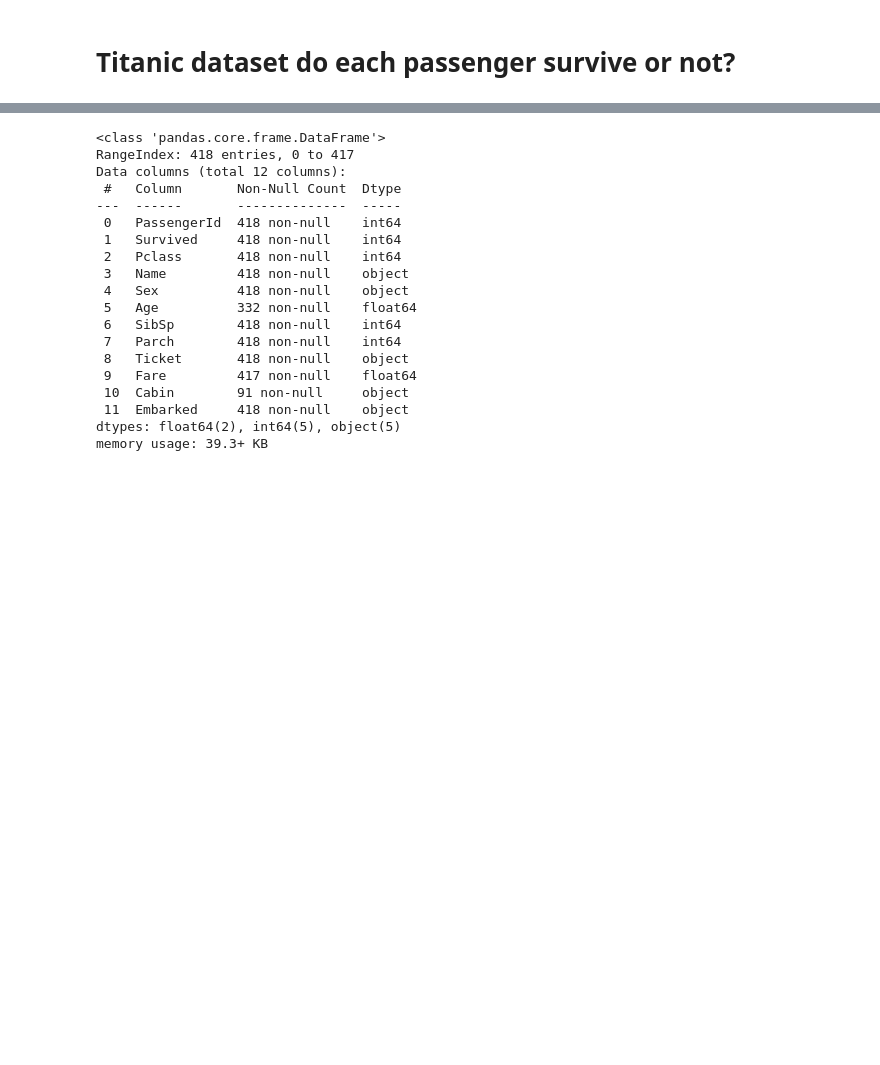
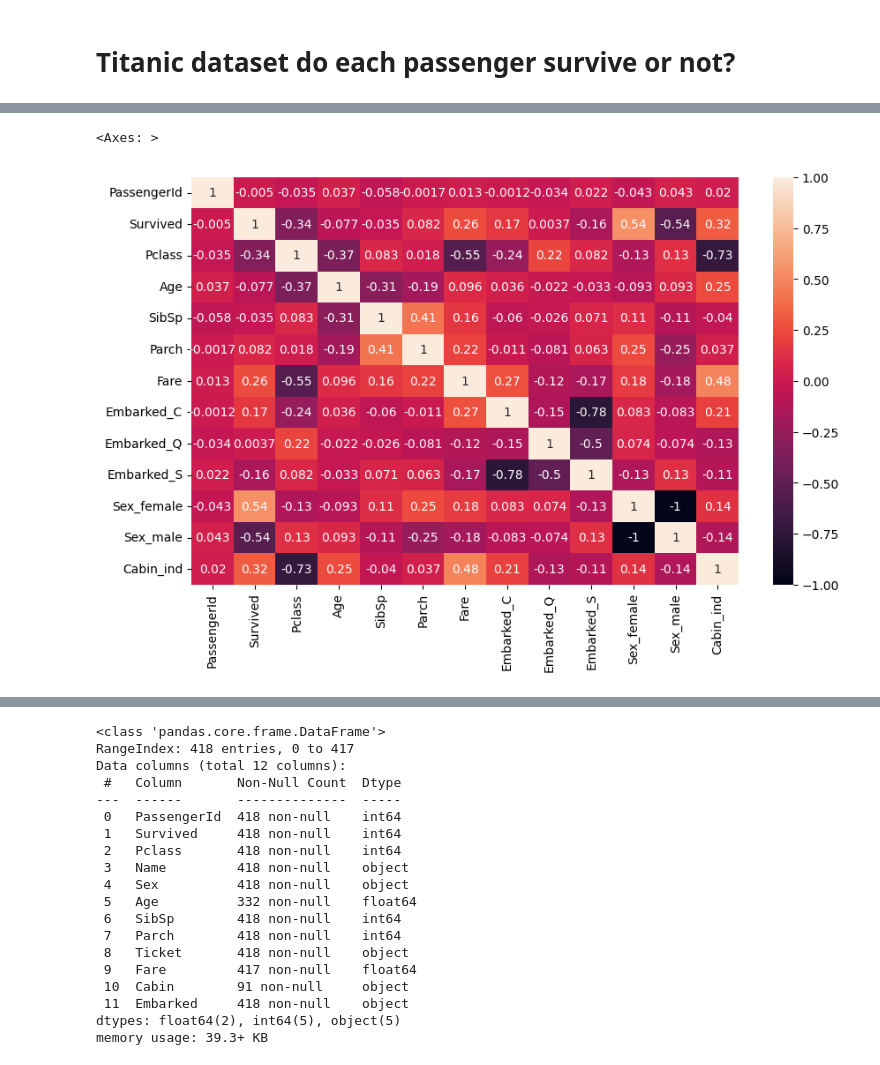
Before and after one commit to JJDataAnalyst-viz/Scikit-Learn-For-Machine-Learning-Classification-Problems, a Jupyter notebook: Machine_Learning_Project/XGBoost-Algorithm-Calssification-Problem.ipynb, the cells around one changed output, grey strips where cells are left out. Cells and saved outputs as stored; diff of their text form; code cells hidden in the pictures; blank space fills up the shorter version.

```diff
--- a/Machine_Learning_Project/XGBoost-Algorithm-Calssification-Problem.ipynb
+++ b/Machine_Learning_Project/XGBoost-Algorithm-Calssification-Problem.ipynb
@@ -219,0 +335,2 @@ sns.heatmap(cm,fmt='d',annot=True)
+# %%
+df_titanic_corr_tr[['Embarked_C', 'Embarked_Q','Embarked_S', 'Sex_female', 'Sex_male']] = df_titanic_corr_tr[['Embarked_C', 'Embarked_Q','Embarked_S', 'Sex_female', 'Sex_male']].astype('int64')
@@ -219,0 +343,4 @@ sns.heatmap(cm,fmt='d',annot=True)
+# %%
+df_titanic_corr_tr['Cabin_ind'] = df_titanic_train['Cabin'].fillna(0).apply(lambda x: 1 if x != 0 else 0)
+# %%
+df_titanic_corr_tr = df_titanic_corr_tr.drop(columns = ['Ticket','Cabin','Name'])
@@ -219,0 +356,8 @@ sns.heatmap(cm,fmt='d',annot=True)
+# %%
+df_titanic_corr_tr_heat = df_titanic_corr_tr.corr()
+# %%
+plt.figure(figsize=(10,6))
+sns.heatmap(df_titanic_corr_tr_heat,annot=True)
+# %% [output]
+<Axes: >
+[figure, added]
```
Also changed, not shown: parts of 70 cells of this notebook.
